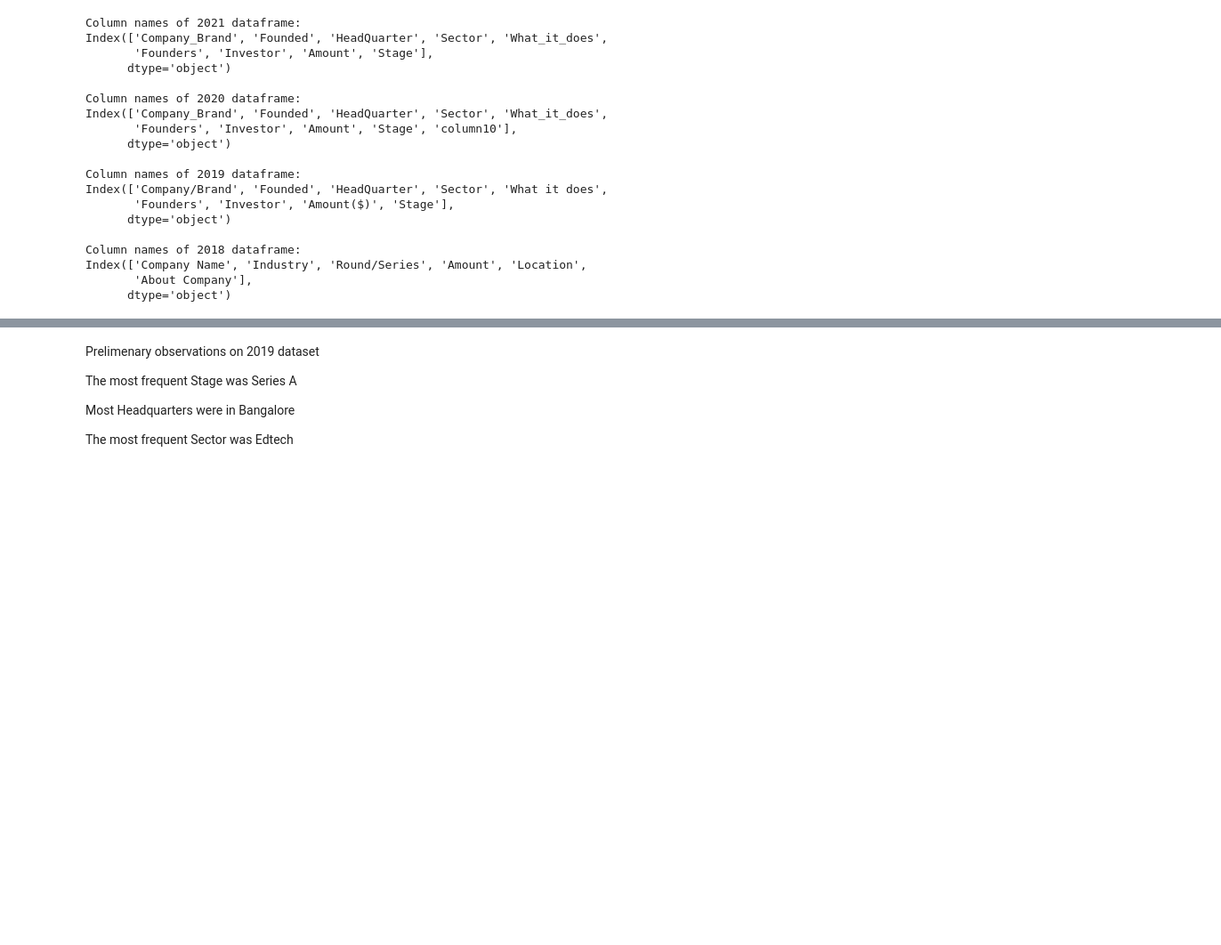
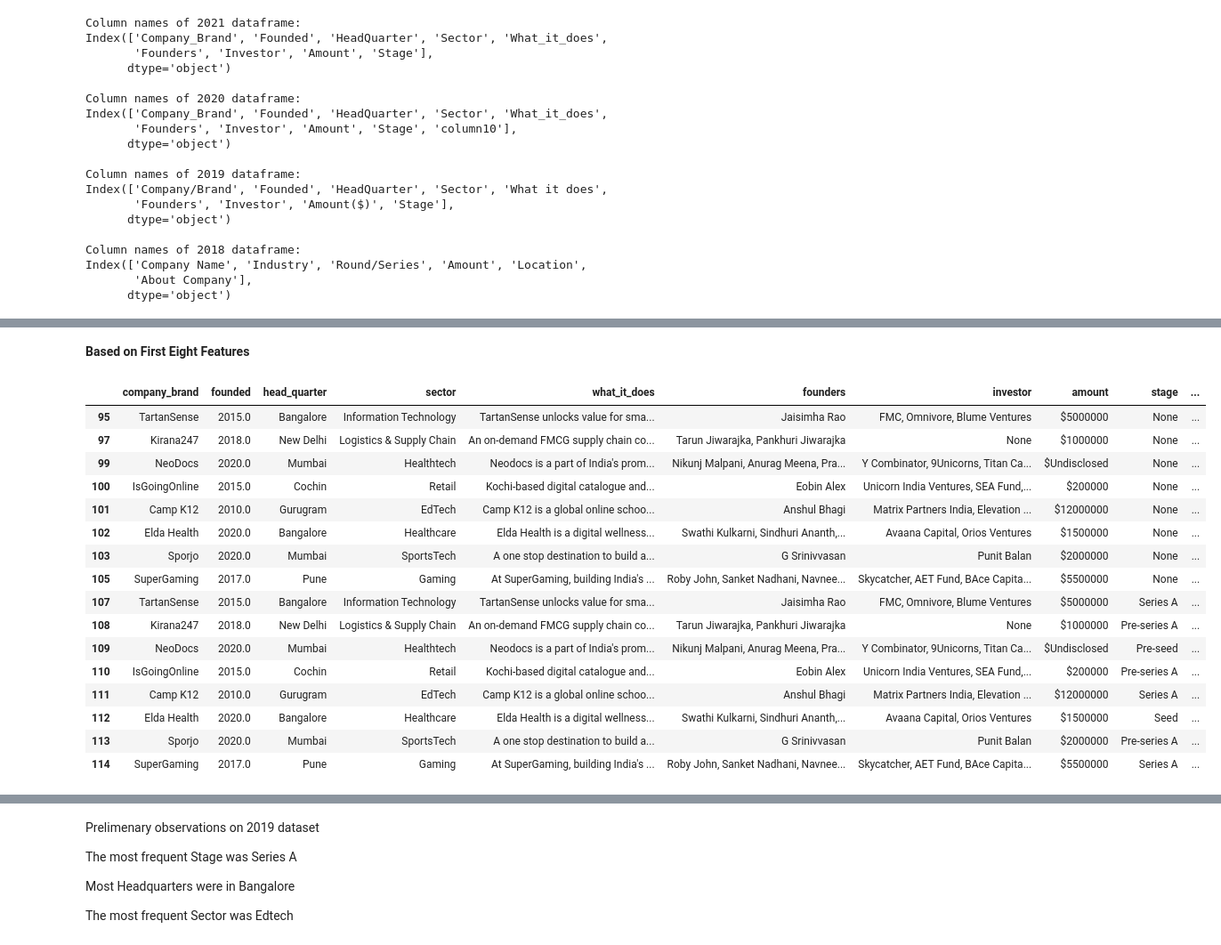
Before and after one commit to worlakuma/Indian_Startup_Ecosystem, a Jupyter notebook: main.ipynb, the cells around one changed output, grey strips where cells are left out. Shown at 89% size. Drawn from its saved outputs; the diff is of its cells as text; code cells hidden in the pictures; blank space fills up the shorter version.

```diff
--- a/main.ipynb
+++ b/main.ipynb
@@ -495,0 +1226,9 @@ Number of duplicated rows: 0
+# %%
+# Create a copy of df to avoid modifying the original DataFrame
+cl_df = df.copy()
+
+# Remove duplicate rows from cl_df, and reset the index of the resulting DataFrame
+cl_df.drop_duplicates(inplace=True, ignore_index=True)
+
+# Display info of Data Frame
+cl_df.info()
@@ -495,0 +1253,23 @@ Number of duplicated rows: 0
+# %% [markdown]
+**Based on First Eight Features**
+# %%
+# Filter rows with duplicated values in all columns except the last one
+cl_df[cl_df.duplicated(subset=cl_df.columns[0:8], keep=False)]
+# %% [output]
+|  | company_brand | founded | head_quarter | sector | what_it_does | founders | investor | amount | stage | ... |
+| 95 | TartanSense | 2015.0 | Bangalore | Information Technology | TartanSense unlocks value for sma... | Jaisimha Rao | FMC, Omnivore, Blume Ventures | $5000000 | None | ... |
+| 97 | Kirana247 | 2018.0 | New Delhi | Logistics & Supply Chain | An on-demand FMCG supply chain co... | Tarun Jiwarajka, Pankhuri Jiwarajka | None | $1000000 | None | ... |
+| 99 | NeoDocs | 2020.0 | Mumbai | Healthtech | Neodocs is a part of India's prom... | Nikunj Malpani, Anurag Meena, Pra... | Y Combinator, 9Unicorns, Titan Ca... | $Undisclosed | None | ... |
+| 100 | IsGoingOnline | 2015.0 | Cochin | Retail | Kochi-based digital catalogue and... | Eobin Alex | Unicorn India Ventures, SEA Fund,... | $200000 | None | ... |
+| 101 | Camp K12 | 2010.0 | Gurugram | EdTech | Camp K12 is a global online schoo... | Anshul Bhagi | Matrix Partners India, Elevation ... | $12000000 | None | ... |
+| 102 | Elda Health | 2020.0 | Bangalore | Healthcare | Elda Health is a digital wellness... | Swathi Kulkarni, Sindhuri Ananth,... | Avaana Capital, Orios Ventures | $1500000 | None | ... |
+| 103 | Sporjo | 2020.0 | Mumbai | SportsTech | A one stop destination to build a... | G Srinivvasan | Punit Balan | $2000000 | None | ... |
+| 105 | SuperGaming | 2017.0 | Pune | Gaming | At SuperGaming, building India's ... | Roby John, Sanket Nadhani, Navnee... | Skycatcher, AET Fund, BAce Capita... | $5500000 | None | ... |
+| 107 | TartanSense | 2015.0 | Bangalore | Information Technology | TartanSense unlocks value for sma... | Jaisimha Rao | FMC, Omnivore, Blume Ventures | $5000000 | Series A | ... |
+| 108 | Kirana247 | 2018.0 | New Delhi | Logistics & Supply Chain | An on-demand FMCG supply chain co... | Tarun Jiwarajka, Pankhuri Jiwarajka | None | $1000000 | Pre-series A | ... |
+| 109 | NeoDocs | 2020.0 | Mumbai | Healthtech | Neodocs is a part of India's prom... | Nikunj Malpani, Anurag Meena, Pra... | Y Combinator, 9Unicorns, Titan Ca... | $Undisclosed | Pre-seed | ... |
+| 110 | IsGoingOnline | 2015.0 | Cochin | Retail | Kochi-based digital catalogue and... | Eobin Alex | Unicorn India Ventures, SEA Fund,... | $200000 | Pre-series A | ... |
+| 111 | Camp K12 | 2010.0 | Gurugram | EdTech | Camp K12 is a global online schoo... | Anshul Bhagi | Matrix Partners India, Elevation ... | $12000000 | Series A | ... |
+| 112 | Elda Health | 2020.0 | Bangalore | Healthcare | Elda Health is a digital wellness... | Swathi Kulkarni, Sindhuri Ananth,... | Avaana Capital, Orios Ventures | $1500000 | Seed | ... |
+| 113 | Sporjo | 2020.0 | Mumbai | SportsTech | A one stop destination to build a... | G Srinivvasan | Punit Balan | $2000000 | Pre-series A | ... |
+| 114 | SuperGaming | 2017.0 | Pune | Gaming | At SuperGaming, building India's ... | Roby John, Sanket Nadhani, Navnee... | Skycatcher, AET Fund, BAce Capita... | $5500000 | Series A | ... |
```
Also changed, not shown: parts of 79 cells of this notebook, 2 other files.
